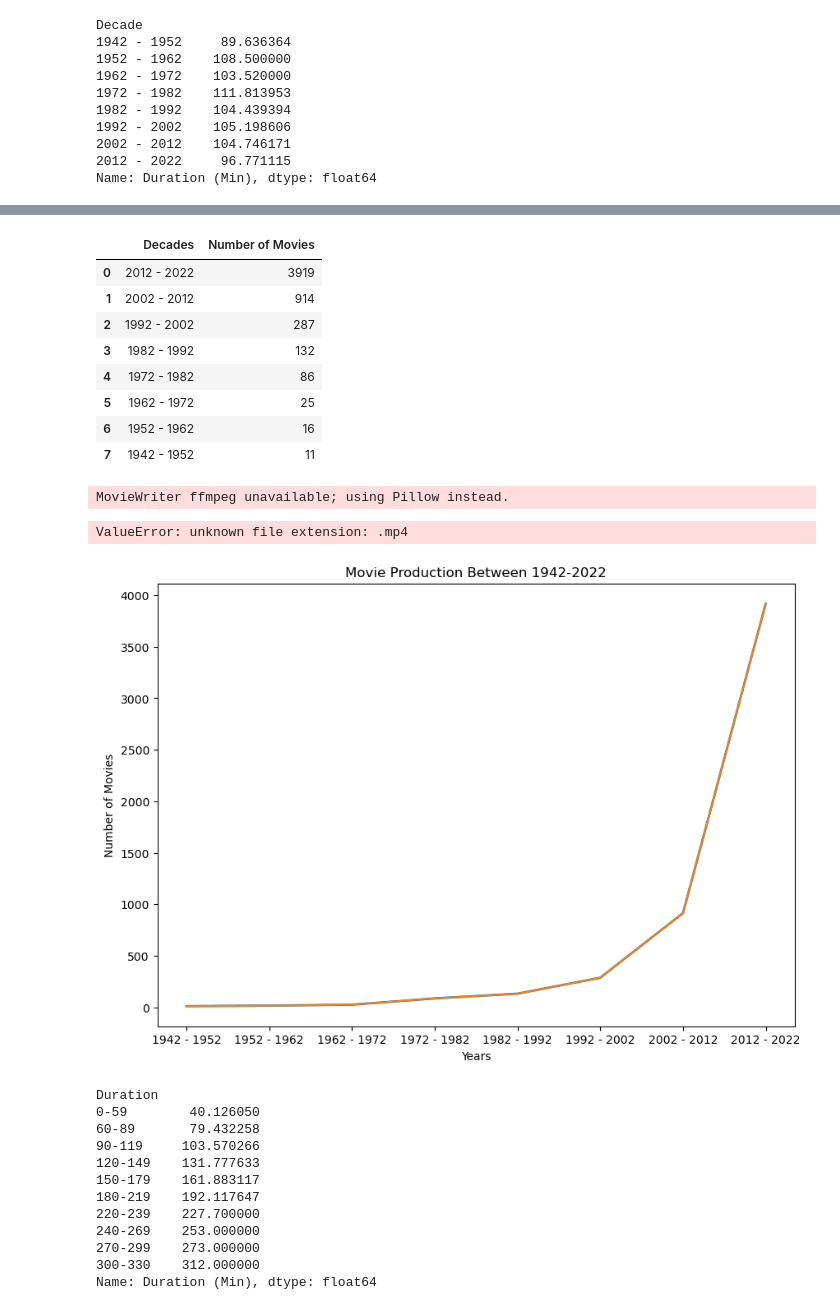
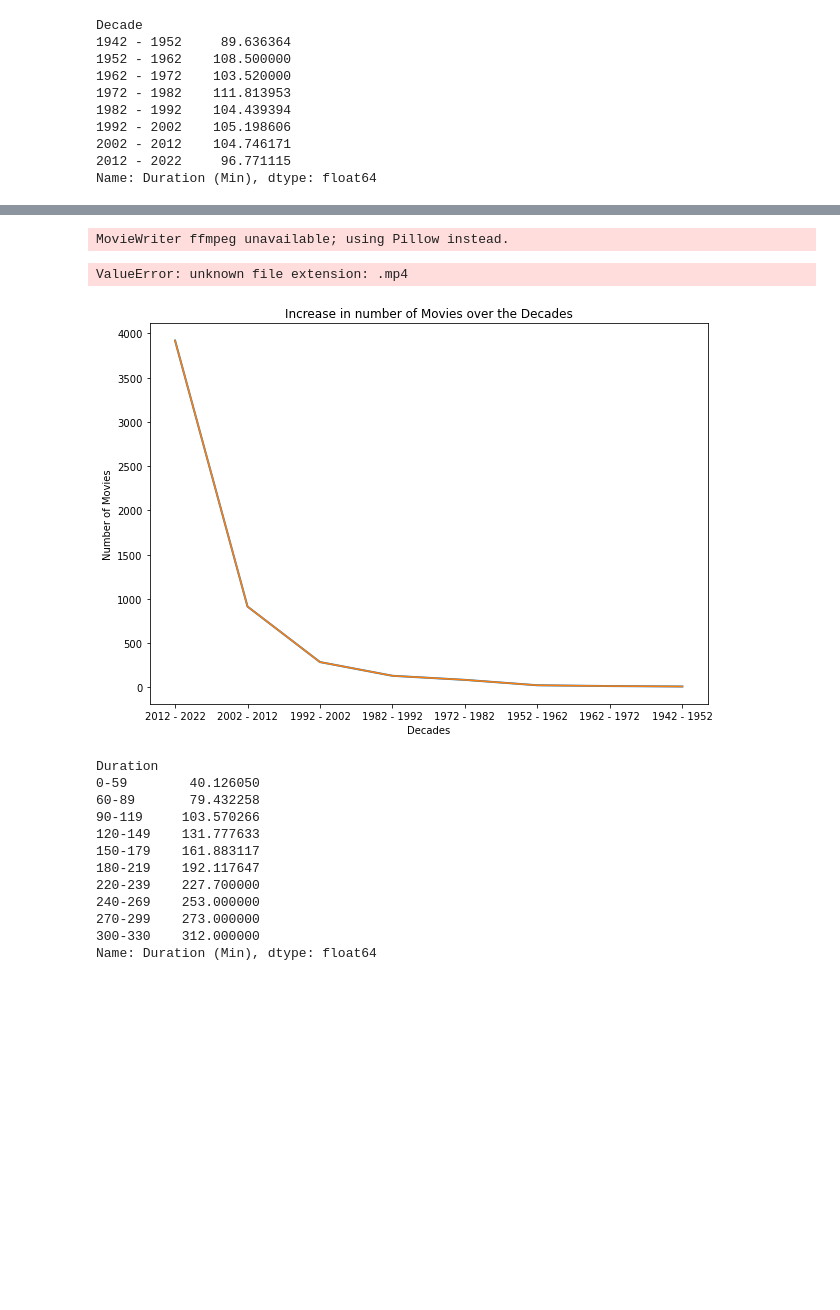
Before and after one commit to Sundakiy/Project-1-Team-2, a Jupyter notebook: Data.ipynb, the cells around one changed output, grey strips where cells are left out. Drawn from its saved outputs; the diff is of its cells as text; code cells hidden in the pictures; blank space fills up the shorter version.

```diff
--- a/Data.ipynb
+++ b/Data.ipynb
@@ -610,65 +619,49 @@ plt.gca().invert_xaxis()
 # %%
 # Create Barplot for movies produced between 1942 to 2022 to demonstrate the distribution of movies in our dataset.
 mylist =df_year_binned["Decade"].unique()
 
-x=["2012 - 2022","2002 - 2012","1992 - 2002","1982 - 1992","1972 - 1982","1962 - 1972","1952 - 1962","1942 - 1952"]
 
-
-# mylist = [str(x) for x in mylist]
-# # print(mylist)
-# newlist = [x for x in mylist if x != 'nan']
-# # print(newlist)
-# x=newlist
+mylist = [str(x) for x in mylist]
+# print(mylist)
+newlist = [x for x in mylist if x != 'nan']
+# print(newlist)
+x=newlist
 
 y=[]
 
 for i in range(0,len(df_year_binned["Decade"])):
     if i<8:
         y. append(df_year_binned["Decade"].value_counts()[i])
 
-Bin_df=pd.DataFrame({"Decades":x, "Number of Movies":y})
 
-Bin_df
+# plot
+fig, ax = plt.subplots(figsize=(10,7))
+
+ax.plot(x, y, linewidth=2.0)
+
+line, = ax.plot(x, y)
+
+
+plt.ylabel('Number of Movies')
+plt.xlabel('Decades')
+plt.title('Increase in number of Movies over the Decades')
+# plt.grid()
+# plt.legend()
+
+def animate(i):
+    line.set_ydata(y)  # update the data.
+    return line,
+
+ani = animation.FuncAnimation(
+    fig, animate, interval=20, blit=True, save_count=50)
+
+# To save the animation, use e.g.
+
+ani.save("movie.mp4")
 # %% [output]
-|  | Decades | Number of Movies |
-| 0 | 2012 - 2022 | 3919 |
-| 1 | 2002 - 2012 | 914 |
-| 2 | 1992 - 2002 | 287 |
-| 3 | 1982 - 1992 | 132 |
-| 4 | 1972 - 1982 | 86 |
-| 5 | 1962 - 1972 | 25 |
-| 6 | 1952 - 1962 | 16 |
-| 7 | 1942 - 1952 | 11 |
+MovieWriter ffmpeg unavailable; using Pillow instead.
+ValueError: unknown file extension: .mp4
+[figure, added]
-# %%
-# plot
-fig, ax = plt.subplots(figsize=(10,7))
-
-ax.plot(x, y, linewidth=2.0)
-
-line, = ax.plot(x, y)
-
-
-plt.ylabel('Number of Movies')
-plt.xlabel('Years')
-plt.title('Movie Production Between 1942-2022')
-# plt.grid()
-# plt.legend()
-plt.gca().invert_xaxis()
-
-def animate(i):
-    line.set_ydata(y)  # update the data.
-    return line,
-
-ani = animation.FuncAnimation(
-    fig, animate, interval=20, blit=True, save_count=50)
-
-# To save the animation, use e.g.
-
-ani.save("movie.mp4")
-# %% [output]
-MovieWriter ffmpeg unavailable; using Pillow instead.
-ValueError: unknown file extension: .mp4
-[figure, removed]
 # %%
 #Binning by decade
 bins = [0,60,90,120,150,180,210,240,270,300,330]
```
Also changed, not shown: parts of 26 cells of this notebook, 1 other file.
